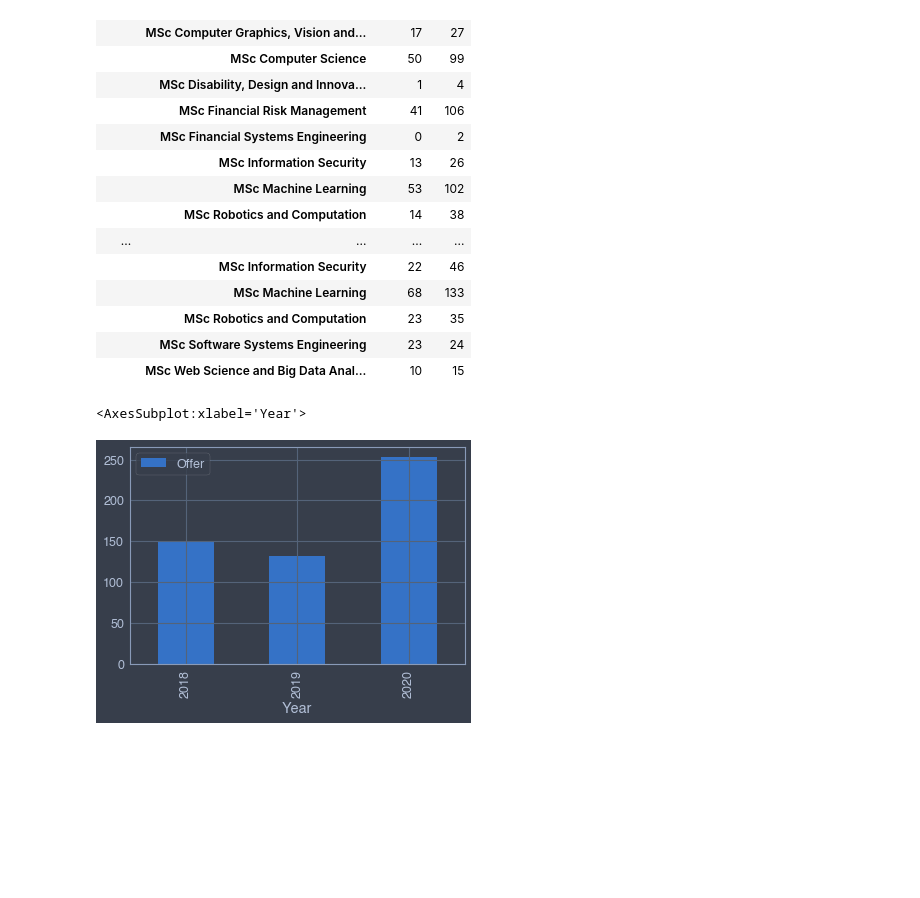
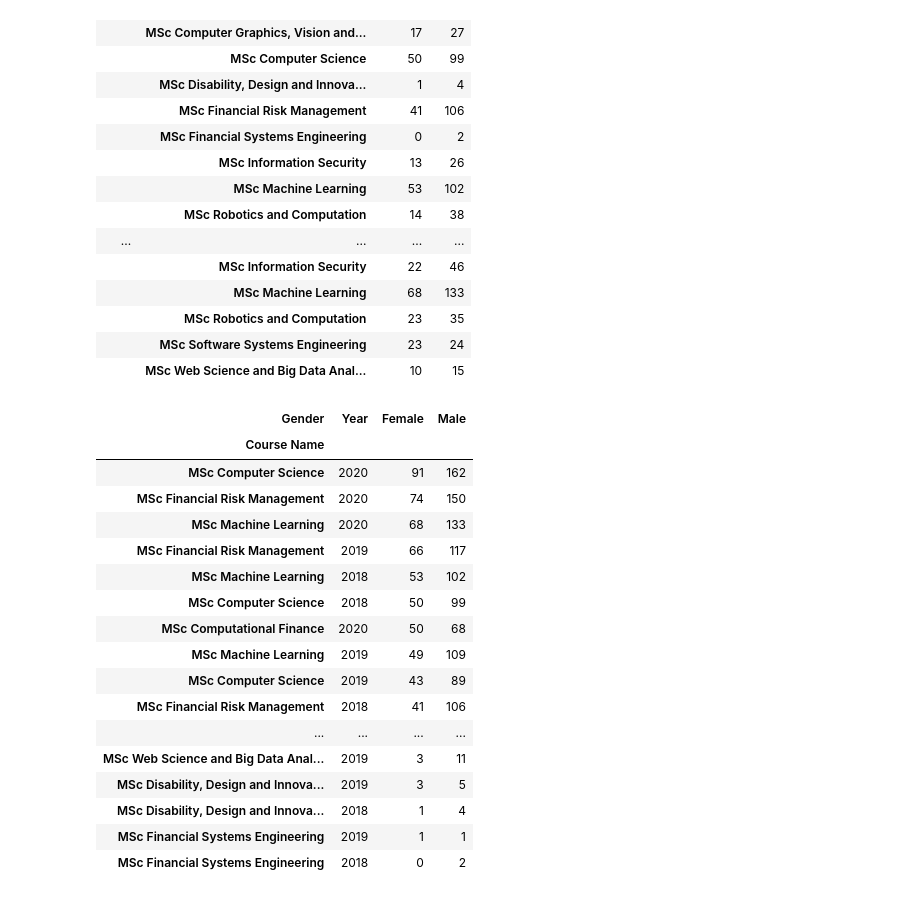
Before and after one commit to sammcilroy/ucl_jupyter_walkthrough, a Jupyter notebook: ucl_jupyter_walkthrough.ipynb, the cells around one changed output. Drawn from its saved outputs; the diff is of its cells as text; code cells hidden in the pictures; blank space fills up the shorter version.

```diff
--- a/ucl_jupyter_walkthrough.ipynb
+++ b/ucl_jupyter_walkthrough.ipynb
@@ -367,5 +497,27 @@ offers_made_by_year_by_gender
-# %%
-cs_offers.plot(kind='bar')
-# %% [output]
-<AxesSubplot:xlabel='Year'>
-[figure, removed]
+# %%
+'''
+We can then continue working with the data with various options, such as sorting, until we have a table
+we are happy with. Let's sort the table to find the courses recruting the most female applicants each year
+'''
+female_offers = offers_made_by_year_by_gender.reset_index().sort_values('Female', ascending=0).set_index(['Course Name'])
+# %%
+female_offers
+# %% [output]
+| Gender | Year | Female | Male |
+| Course Name |  |  |  |
+| MSc Computer Science | 2020 | 91 | 162 |
+| MSc Financial Risk Management | 2020 | 74 | 150 |
+| MSc Machine Learning | 2020 | 68 | 133 |
+| MSc Financial Risk Management | 2019 | 66 | 117 |
+| MSc Machine Learning | 2018 | 53 | 102 |
+| MSc Computer Science | 2018 | 50 | 99 |
+| MSc Computational Finance | 2020 | 50 | 68 |
+| MSc Machine Learning | 2019 | 49 | 109 |
+| MSc Computer Science | 2019 | 43 | 89 |
+| MSc Financial Risk Management | 2018 | 41 | 106 |
+| ... | ... | ... | ... |
+| MSc Web Science and Big Data Anal... | 2019 | 3 | 11 |
+| MSc Disability, Design and Innova... | 2019 | 3 | 5 |
+| MSc Disability, Design and Innova... | 2018 | 1 | 4 |
+| MSc Financial Systems Engineering | 2019 | 1 | 1 |
+| MSc Financial Systems Engineering | 2018 | 0 | 2 |
```
Also changed, not shown: parts of 28 cells of this notebook, 1 other file.
